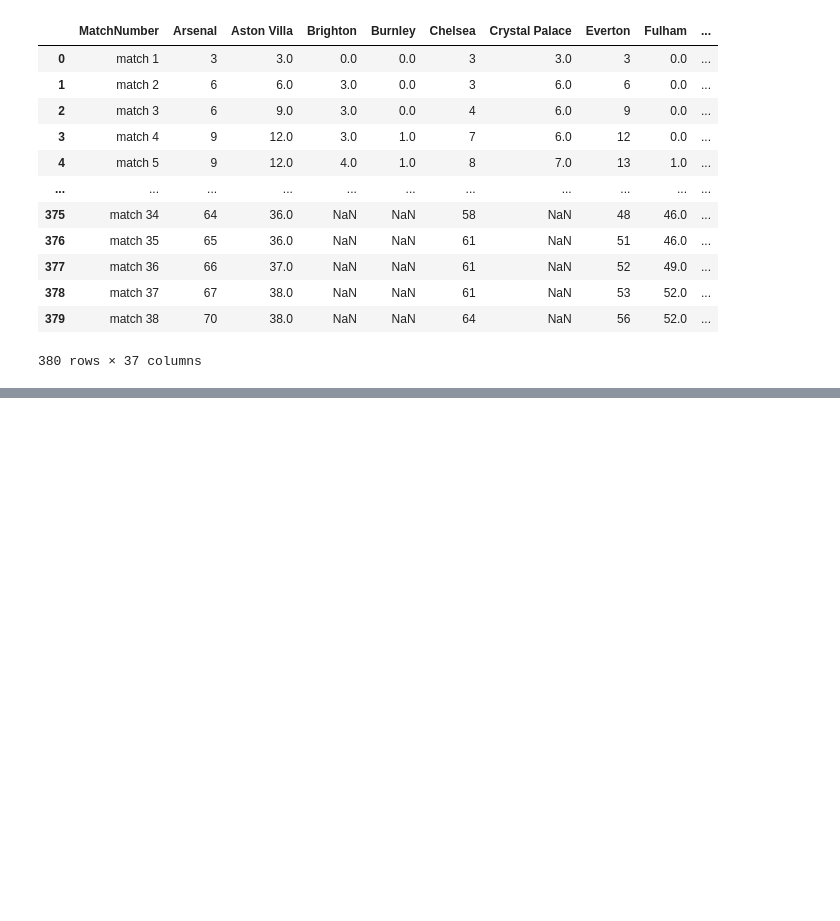
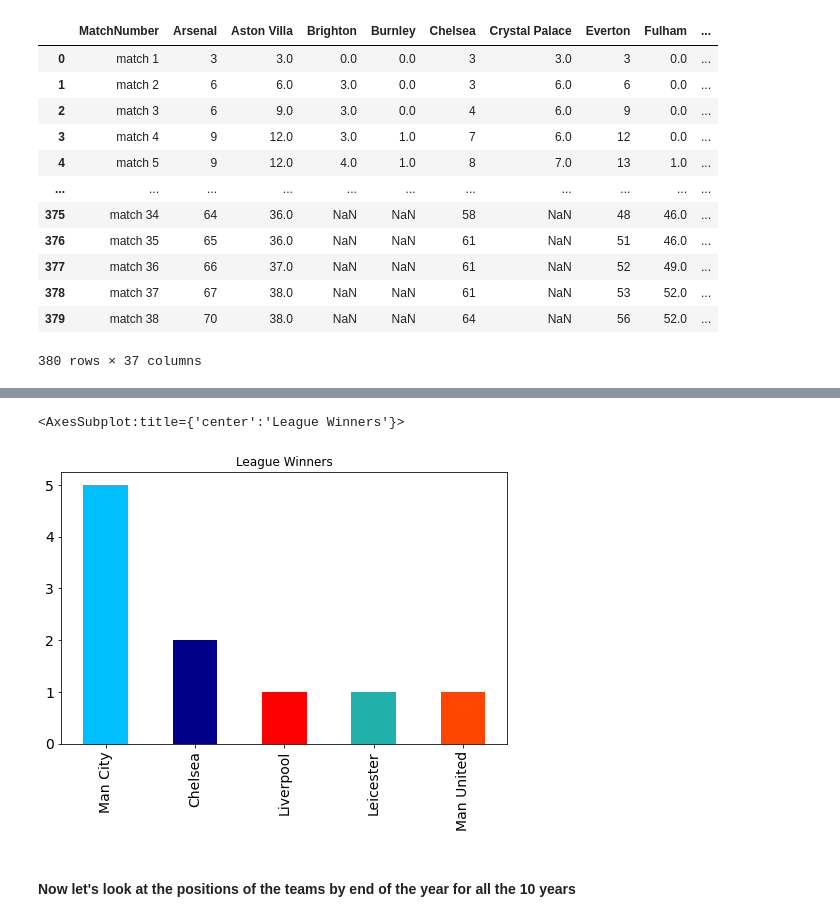
Before and after one commit to Alaa-Atef/English-Premier-League-Analysis, a Jupyter notebook: Premier League Project.ipynb, the cells around one changed output, grey strips where cells are left out. Saved outputs shown, nothing was run; the diff lists cells and outputs as text; code cells hidden in the pictures; blank space fills up the shorter version.

```diff
--- a/Premier League Project.ipynb
+++ b/Premier League Project.ipynb
@@ -441,0 +538,10 @@ totalMatchPointsOfEverySeason
+# %%
+winners = seasonsTable[seasonsTable.Position == 1]
+# %%
+teamColors = ['deepskyblue', 'darkblue','red', 'lightseagreen', 'orangered' ]
+winners['Team'].value_counts().plot(kind='bar' , color=teamColors, fontsize=14, title='League Winners', figsize=(8, 5))
+# %% [output]
+<AxesSubplot:title={'center':'League Winners'}>
+[figure, added]
+# %% [markdown]
+#### Now let's look at the positions of the teams by end of the year for all the 10 years
```
Also changed, not shown: parts of 105 cells of this notebook.
